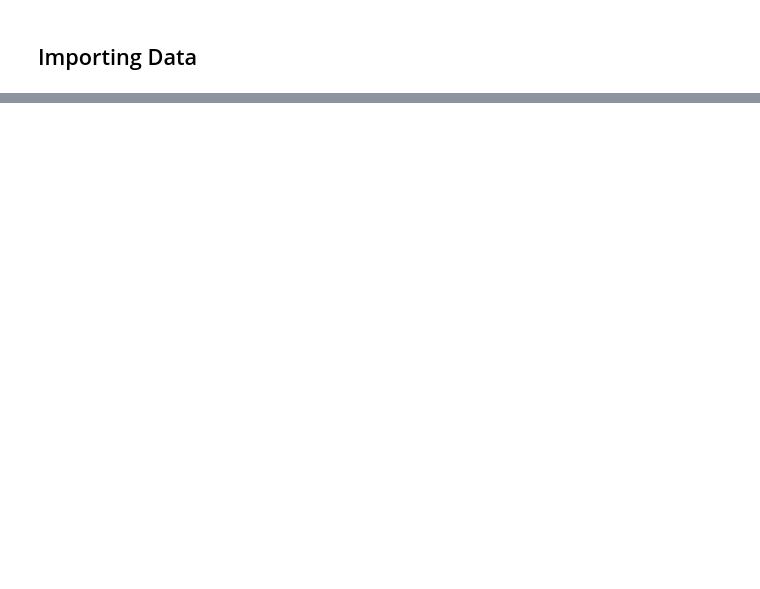
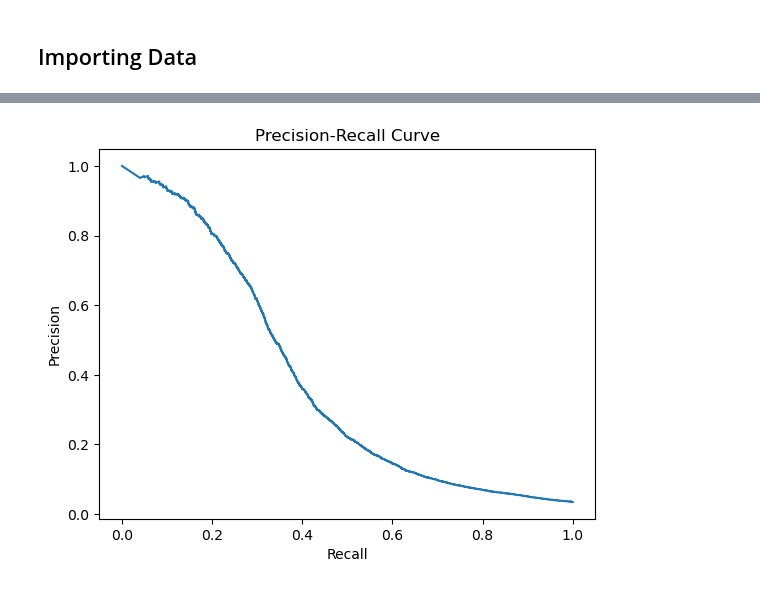
Before and after one commit to tugusav/fraud-detection-system-ann, a Jupyter notebook: Baseline ANN.ipynb, the cells around one changed output, grey strips where cells are left out. Drawn from its saved outputs; the diff is of its cells as text; code cells hidden in the pictures; blank space fills up the shorter version.

```diff
--- a/Baseline ANN.ipynb
+++ b/Baseline ANN.ipynb
@@ -170,0 +256,15 @@ KeyboardInterrupt:
+# %%
+from sklearn.metrics import precision_recall_curve
+import matplotlib.pyplot as plt
+
+# assume `model` is your trained sequential model
+y_pred = model.predict(X_val)
+precision, recall, thresholds = precision_recall_curve(y_val, y_pred)
+
+# plot the precision-recall curve
+plt.plot(recall, precision)
+plt.xlabel('Recall')
+plt.ylabel('Precision')
+plt.title('Precision-Recall Curve')
+plt.show()
+# %% [output]
@@ -170,0 +272 @@ KeyboardInterrupt:
+[figure, added]
```
Also changed, not shown: parts of 65 cells of this notebook.
